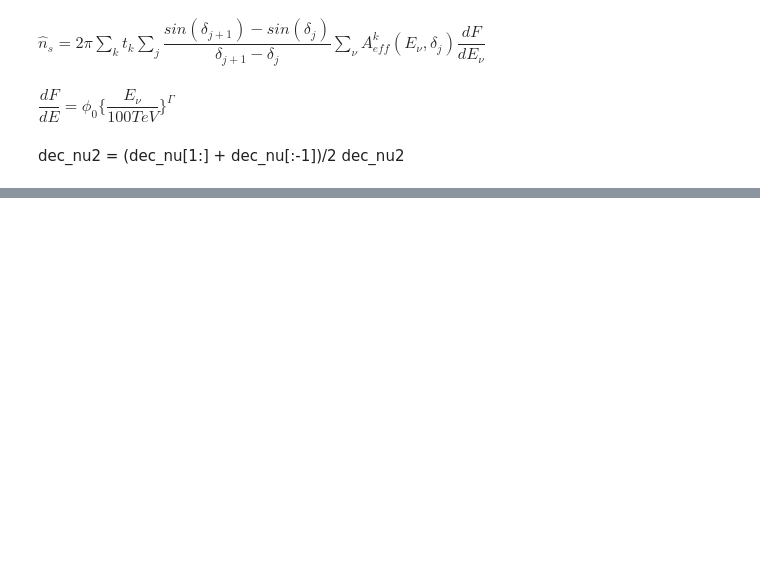
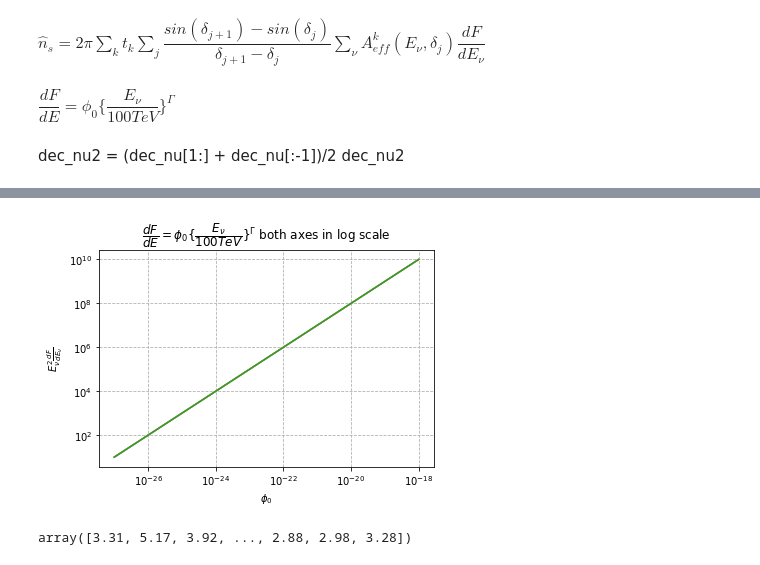
Before and after one commit to DarkWake9/Project-IceCube-Legacy, a Jupyter notebook: task4/task4j.ipynb, the cells around one changed output, grey strips where cells are left out. Drawn from its saved outputs; the diff is of its cells as text; code cells hidden in the pictures; blank space fills up the shorter version.

```diff
--- a/task4/task4j.ipynb
+++ b/task4/task4j.ipynb
@@ -419,0 +659,19 @@ for j in range(len(dec_nu)):
+# %%
+phi0s = np.linspace(1e-27, 1e-18, 1000000)
+for gamma in [-2, -2.5, -3]:
+    plt.plot(phi0s, 1e28 * dfde(1e14, gamma, phi0s))
+
+plt.xscale('log')
+plt.yscale('log')
+plt.xlabel(r'$\phi_0$')
+plt.ylabel(r'$E_{\nu}^2 \frac{dF}{dE_{\nu}}$')
+plt.title(r'$\dfrac{dF}{dE} = \phi_0 \{\dfrac{E_{\nu}}{100 TeV}\}^\Gamma$ both axes in log scale')
+plt.grid(True, which="major", ls="--")
+# plt.plot(phi0s, dfde(1e14, gamma, phi0s))
+plt.show()
+# %% [output]
+[figure, added]
+# %%
+iceng
+# %% [output]
+array([3.31, 5.17, 3.92, ..., 2.88, 2.98, 3.28])
```
Also changed, not shown: parts of 34 cells of this notebook.
